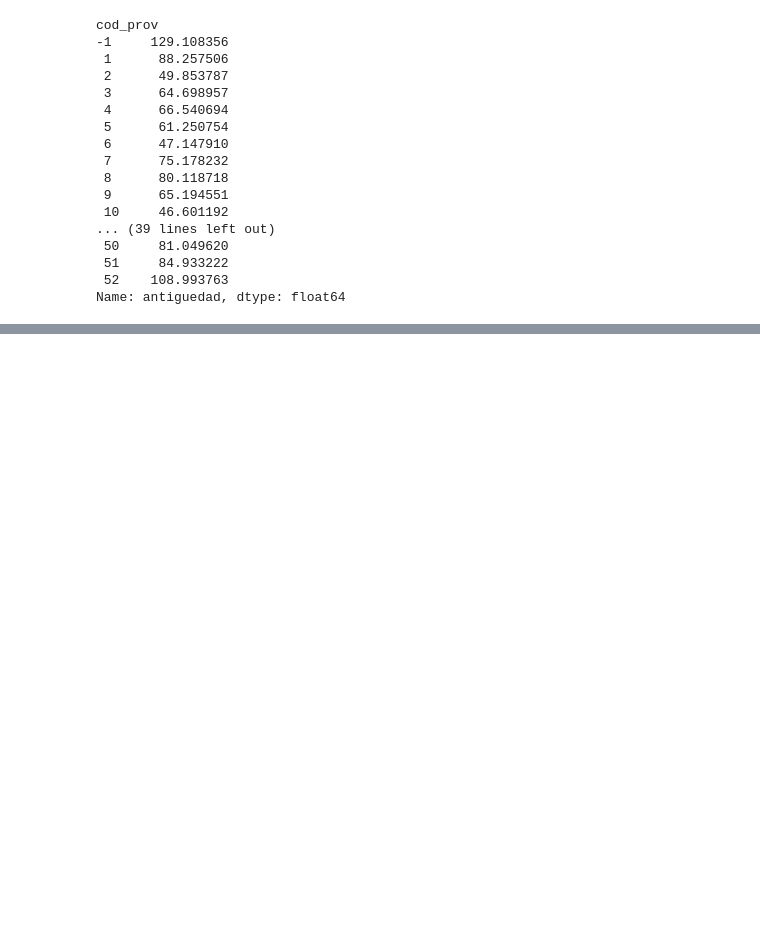
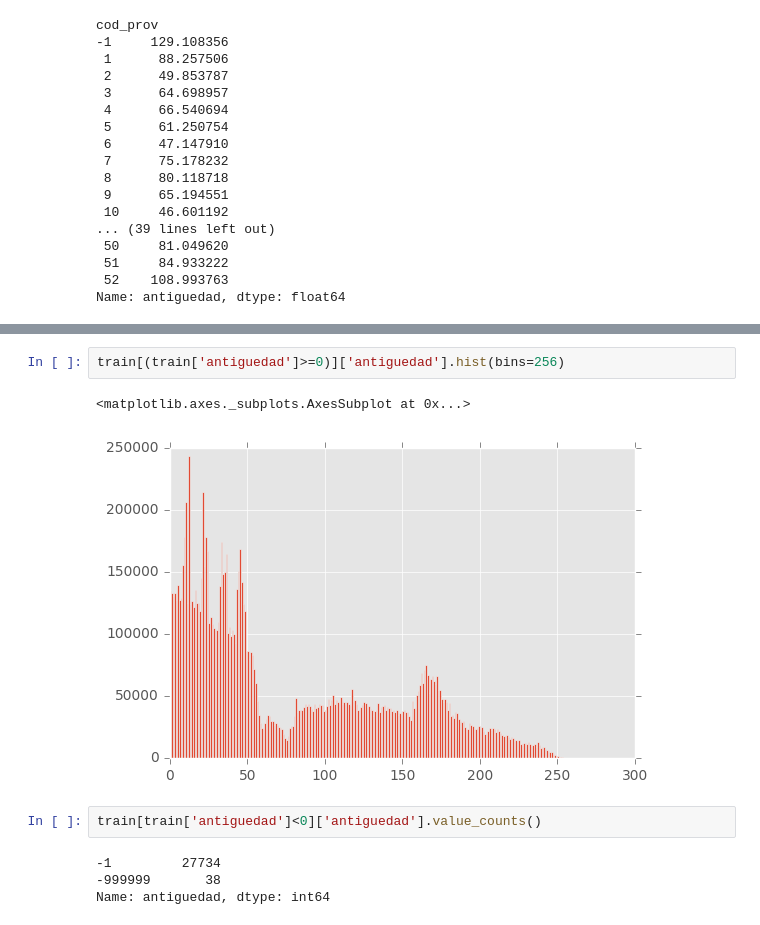
Before and after one commit to MedAlyH/Santander-Product-Recommendation, a Jupyter notebook: notebook/EDA.ipynb, the cells around one changed output, grey strips where cells are left out. Saved outputs shown, nothing was run; the diff lists cells and outputs as text; blank space fills up the shorter version.

```diff
--- a/notebook/EDA.ipynb
+++ b/notebook/EDA.ipynb
@@ -146,0 +219,11 @@ plt.xlim(-2, 100)
+# %%
+train[(train['antiguedad']>=0)]['antiguedad'].hist(bins=256)
+# %% [output]
+<matplotlib.axes._subplots.AxesSubplot at 0x...>
+[figure, added]
+# %%
+train[train['antiguedad']<0]['antiguedad'].value_counts()
+# %% [output]
+-1         27734
+-999999       38
+Name: antiguedad, dtype: int64
```
Also changed, not shown: parts of 9 cells of this notebook, 6 other files.
